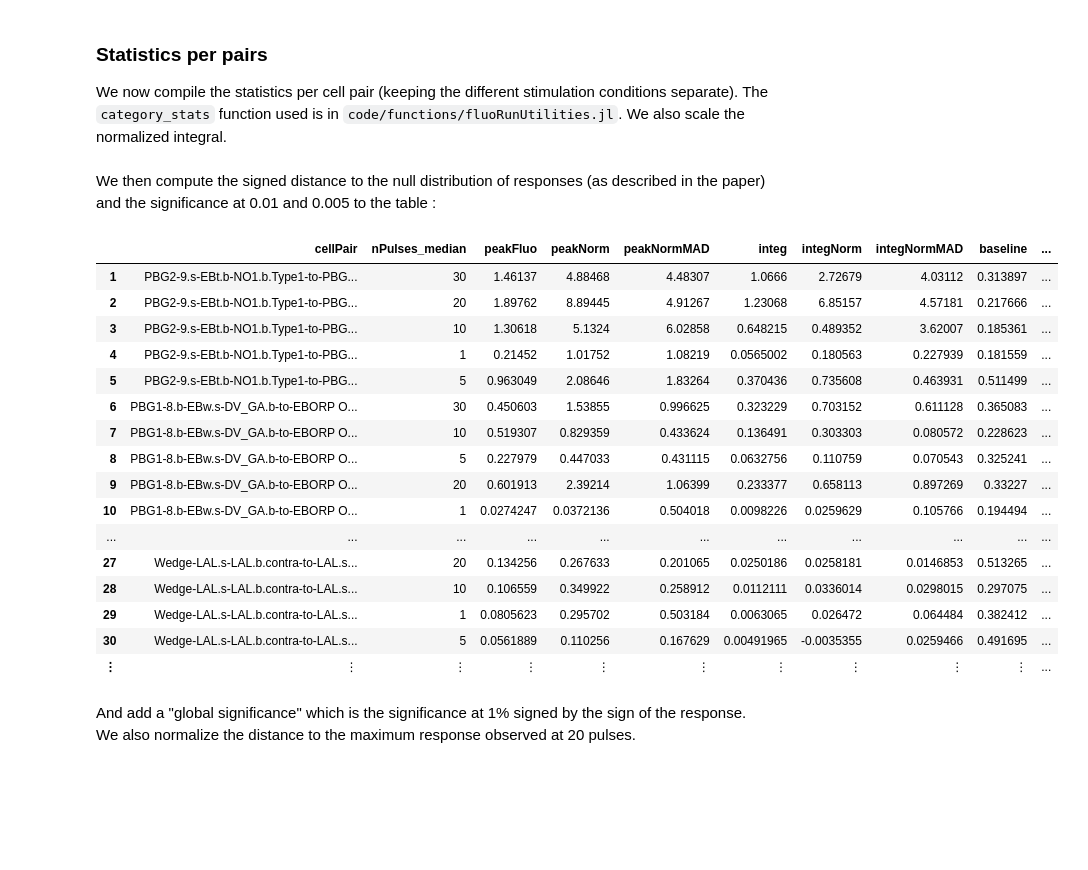
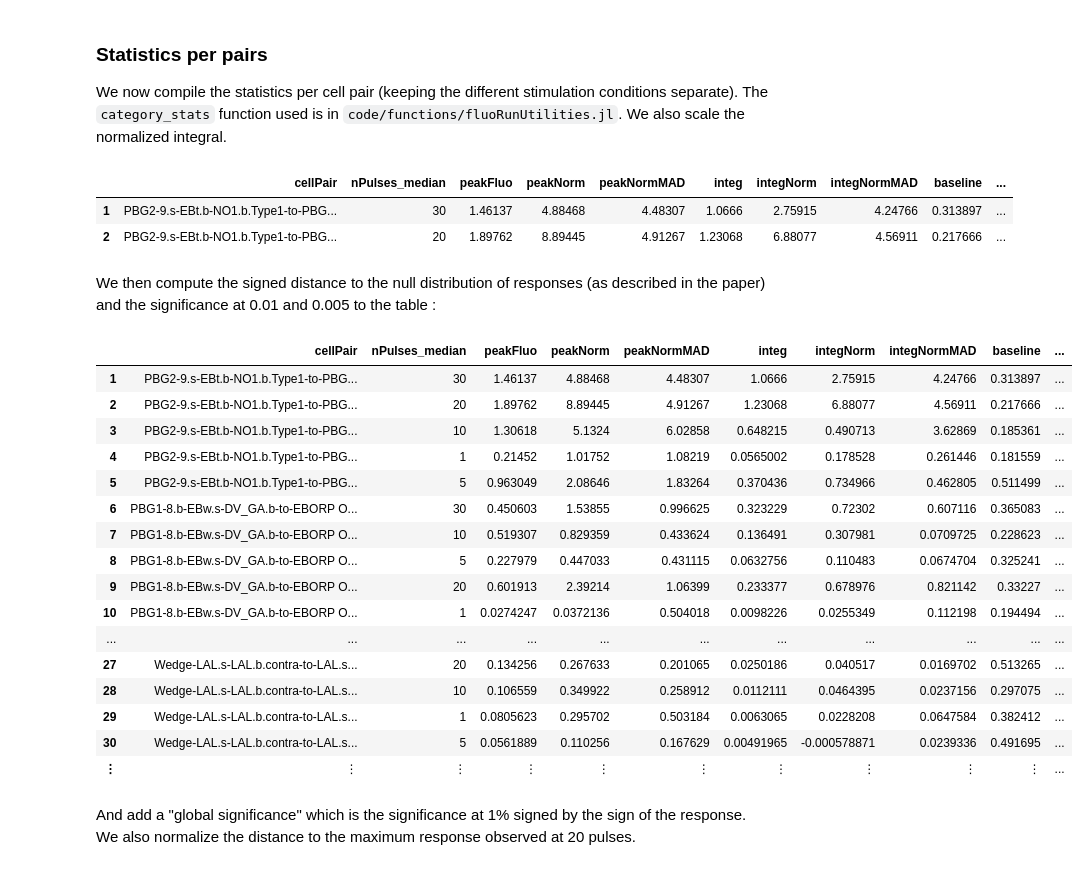
Before and after one commit to romainFr/CX-Functional-Analysis, a Jupyter notebook: notebooks/Statistics and exports.ipynb, the cells around one changed output. Cells and saved outputs as stored; diff of their text form; code cells hidden in the pictures; blank space fills up the shorter version.

````diff
--- a/notebooks/Statistics and exports.ipynb
+++ b/notebooks/Statistics and exports.ipynb
@@ -233,11 +231,3 @@ stats_per_run[stats_per_run[:self],:expType] = "Self stimulation"
 stats_per_run[:overlapping] =  stats_per_run[:expType].=="Overlapping"; ## Excluding self activation
 # %% [markdown]
 We then scale a couple of variables so that inhibition spans the -1 to 0 range while excitation spans 0 to 1 :
-# %%
-scaleResponse = function(resp)
-    getNorm = function(x)
-        ret = (x>=0 ? (x/(maximum(resp))):(-x/(minimum(resp))))
-        ret
-    end
-    [getNorm(x) for x in resp]
-end
@@ -246,6 +234,6 @@ end
 # %%
-stats_per_run[:integNorm_scaled] =  scaleResponse(stats_per_run[:integNorm_median])
-stats_per_run[:integral_to_peak_scaled] =  scaleResponse(stats_per_run[:integral_to_peak_median]);
+stats_per_run[:integNorm_scaled] =  scaleResponse(stats_per_run[:integNorm_median],trimming=true)
+stats_per_run[:integral_to_peak_scaled] =  scaleResponse(stats_per_run[:integral_to_peak_median],trimming=true);
 # %% [markdown]
 ```stats_per_run``` now looks like :
 # %%
@@ -274,32 +262,36 @@ We now compile the statistics per cell pair (keeping the different stimulation c
 stats_per_pair = by(stats_per_run[stats_per_run[:preDrug],:],[:cellPair,:nPulses_median],category_stats)
 stats_per_pair[:integNormScaled] = scaleResponse(stats_per_pair[:integNorm]);
 DataFrames.head(stats_per_pair,2)
+# %% [output]
+|  | cellPair | nPulses_median | peakFluo | peakNorm | peakNormMAD | integ | integNorm | integNormMAD | baseline | ... |
+| 1 | PBG2-9.s-EBt.b-NO1.b.Type1-to-PBG... | 30 | 1.46137 | 4.88468 | 4.48307 | 1.0666 | 2.75915 | 4.24766 | 0.313897 | ... |
+| 2 | PBG2-9.s-EBt.b-NO1.b.Type1-to-PBG... | 20 | 1.89762 | 8.89445 | 4.91267 | 1.23068 | 6.88077 | 4.56911 | 0.217666 | ... |
 # %% [markdown]
 We then compute the signed distance to the null distribution of responses (as described in the paper) and the significance at 0.01 and 0.005 to the table :
 # %%
 ## Which statistics are included in the distance calculation
-stats_to_use2 = [:integNormScaled,
-                 :repeats_corr
+stats_to_use = [:integNormScaled,
+                 :between_runs_corr
                ];
 
-addDistances!(stats_per_pair,stats_to_use2,:integNormScaled)
+addDistances!(stats_per_pair,stats_to_use,:integNormScaled)
 # %% [output]
 |  | cellPair | nPulses_median | peakFluo | peakNorm | peakNormMAD | integ | integNorm | integNormMAD | baseline | ... |
-| 1 | PBG2-9.s-EBt.b-NO1.b.Type1-to-PBG... | 30 | 1.46137 | 4.88468 | 4.48307 | 1.0666 | 2.72679 | 4.03112 | 0.313897 | ... |
-| 2 | PBG2-9.s-EBt.b-NO1.b.Type1-to-PBG... | 20 | 1.89762 | 8.89445 | 4.91267 | 1.23068 | 6.85157 | 4.57181 | 0.217666 | ... |
-| 3 | PBG2-9.s-EBt.b-NO1.b.Type1-to-PBG... | 10 | 1.30618 | 5.1324 | 6.02858 | 0.648215 | 0.489352 | 3.62007 | 0.185361 | ... |
-| 4 | PBG2-9.s-EBt.b-NO1.b.Type1-to-PBG... | 1 | 0.21452 | 1.01752 | 1.08219 | 0.0565002 | 0.180563 | 0.227939 | 0.181559 | ... |
-| 5 | PBG2-9.s-EBt.b-NO1.b.Type1-to-PBG... | 5 | 0.963049 | 2.08646 | 1.83264 | 0.370436 | 0.735608 | 0.463931 | 0.511499 | ... |
-| 6 | PBG1-8.b-EBw.s-DV_GA.b-to-EBORP O... | 30 | 0.450603 | 1.53855 | 0.996625 | 0.323229 | 0.703152 | 0.611128 | 0.365083 | ... |
-| 7 | PBG1-8.b-EBw.s-DV_GA.b-to-EBORP O... | 10 | 0.519307 | 0.829359 | 0.433624 | 0.136491 | 0.303303 | 0.080572 | 0.228623 | ... |
-| 8 | PBG1-8.b-EBw.s-DV_GA.b-to-EBORP O... | 5 | 0.227979 | 0.447033 | 0.431115 | 0.0632756 | 0.110759 | 0.070543 | 0.325241 | ... |
-| 9 | PBG1-8.b-EBw.s-DV_GA.b-to-EBORP O... | 20 | 0.601913 | 2.39214 | 1.06399 | 0.233377 | 0.658113 | 0.897269 | 0.33227 | ... |
-| 10 | PBG1-8.b-EBw.s-DV_GA.b-to-EBORP O... | 1 | 0.0274247 | 0.0372136 | 0.504018 | 0.0098226 | 0.0259629 | 0.105766 | 0.194494 | ... |
+| 1 | PBG2-9.s-EBt.b-NO1.b.Type1-to-PBG... | 30 | 1.46137 | 4.88468 | 4.48307 | 1.0666 | 2.75915 | 4.24766 | 0.313897 | ... |
+| 2 | PBG2-9.s-EBt.b-NO1.b.Type1-to-PBG... | 20 | 1.89762 | 8.89445 | 4.91267 | 1.23068 | 6.88077 | 4.56911 | 0.217666 | ... |
+| 3 | PBG2-9.s-EBt.b-NO1.b.Type1-to-PBG... | 10 | 1.30618 | 5.1324 | 6.02858 | 0.648215 | 0.490713 | 3.62869 | 0.185361 | ... |
+| 4 | PBG2-9.s-EBt.b-NO1.b.Type1-to-PBG... | 1 | 0.21452 | 1.01752 | 1.08219 | 0.0565002 | 0.178528 | 0.261446 | 0.181559 | ... |
+| 5 | PBG2-9.s-EBt.b-NO1.b.Type1-to-PBG... | 5 | 0.963049 | 2.08646 | 1.83264 | 0.370436 | 0.734966 | 0.462805 | 0.511499 | ... |
+| 6 | PBG1-8.b-EBw.s-DV_GA.b-to-EBORP O... | 30 | 0.450603 | 1.53855 | 0.996625 | 0.323229 | 0.72302 | 0.607116 | 0.365083 | ... |
+| 7 | PBG1-8.b-EBw.s-DV_GA.b-to-EBORP O... | 10 | 0.519307 | 0.829359 | 0.433624 | 0.136491 | 0.307981 | 0.0709725 | 0.228623 | ... |
+| 8 | PBG1-8.b-EBw.s-DV_GA.b-to-EBORP O... | 5 | 0.227979 | 0.447033 | 0.431115 | 0.0632756 | 0.110483 | 0.0674704 | 0.325241 | ... |
+| 9 | PBG1-8.b-EBw.s-DV_GA.b-to-EBORP O... | 20 | 0.601913 | 2.39214 | 1.06399 | 0.233377 | 0.678976 | 0.821142 | 0.33227 | ... |
+| 10 | PBG1-8.b-EBw.s-DV_GA.b-to-EBORP O... | 1 | 0.0274247 | 0.0372136 | 0.504018 | 0.0098226 | 0.0255349 | 0.112198 | 0.194494 | ... |
 | ... | ... | ... | ... | ... | ... | ... | ... | ... | ... | ... |
-| 27 | Wedge-LAL.s-LAL.b.contra-to-LAL.s... | 20 | 0.134256 | 0.267633 | 0.201065 | 0.0250186 | 0.0258181 | 0.0146853 | 0.513265 | ... |
-| 28 | Wedge-LAL.s-LAL.b.contra-to-LAL.s... | 10 | 0.106559 | 0.349922 | 0.258912 | 0.0112111 | 0.0336014 | 0.0298015 | 0.297075 | ... |
-| 29 | Wedge-LAL.s-LAL.b.contra-to-LAL.s... | 1 | 0.0805623 | 0.295702 | 0.503184 | 0.0063065 | 0.026472 | 0.064484 | 0.382412 | ... |
-| 30 | Wedge-LAL.s-LAL.b.contra-to-LAL.s... | 5 | 0.0561889 | 0.110256 | 0.167629 | 0.00491965 | -0.0035355 | 0.0259466 | 0.491695 | ... |
+| 27 | Wedge-LAL.s-LAL.b.contra-to-LAL.s... | 20 | 0.134256 | 0.267633 | 0.201065 | 0.0250186 | 0.040517 | 0.0169702 | 0.513265 | ... |
+| 28 | Wedge-LAL.s-LAL.b.contra-to-LAL.s... | 10 | 0.106559 | 0.349922 | 0.258912 | 0.0112111 | 0.0464395 | 0.0237156 | 0.297075 | ... |
+| 29 | Wedge-LAL.s-LAL.b.contra-to-LAL.s... | 1 | 0.0805623 | 0.295702 | 0.503184 | 0.0063065 | 0.0228208 | 0.0647584 | 0.382412 | ... |
+| 30 | Wedge-LAL.s-LAL.b.contra-to-LAL.s... | 5 | 0.0561889 | 0.110256 | 0.167629 | 0.00491965 | -0.000578871 | 0.0239336 | 0.491695 | ... |
 | ⋮ | ⋮ | ⋮ | ⋮ | ⋮ | ⋮ | ⋮ | ⋮ | ⋮ | ⋮ | ... |
 # %% [markdown]
 And add a "global significance" which is the significance at 1% signed by the sign of the response. We also normalize the distance to the maximum response observed at 20 pulses.
````
Also changed, not shown: parts of 7 cells of this notebook, 1 other file.
